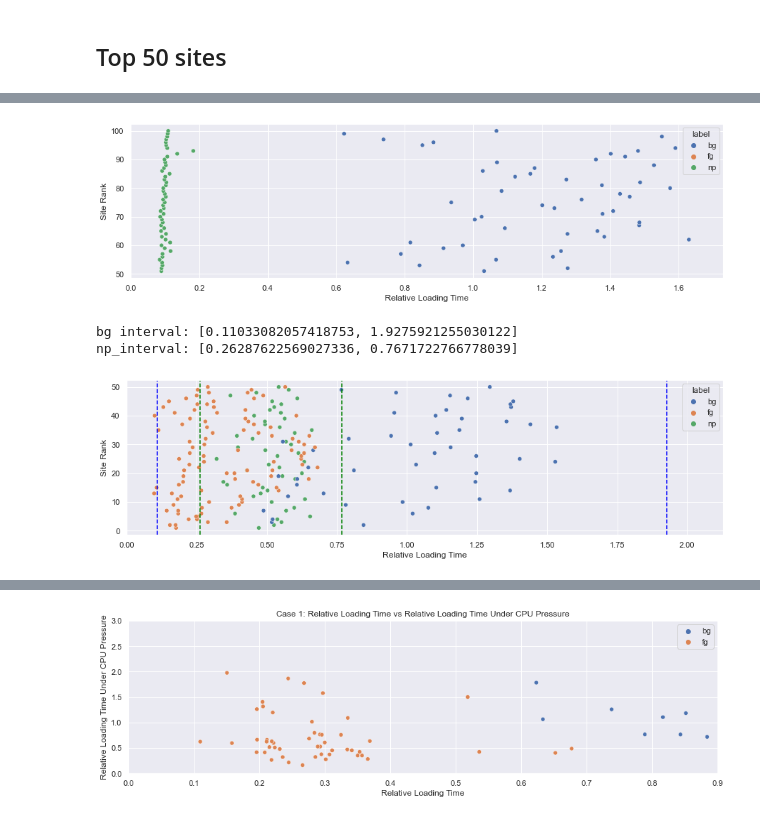
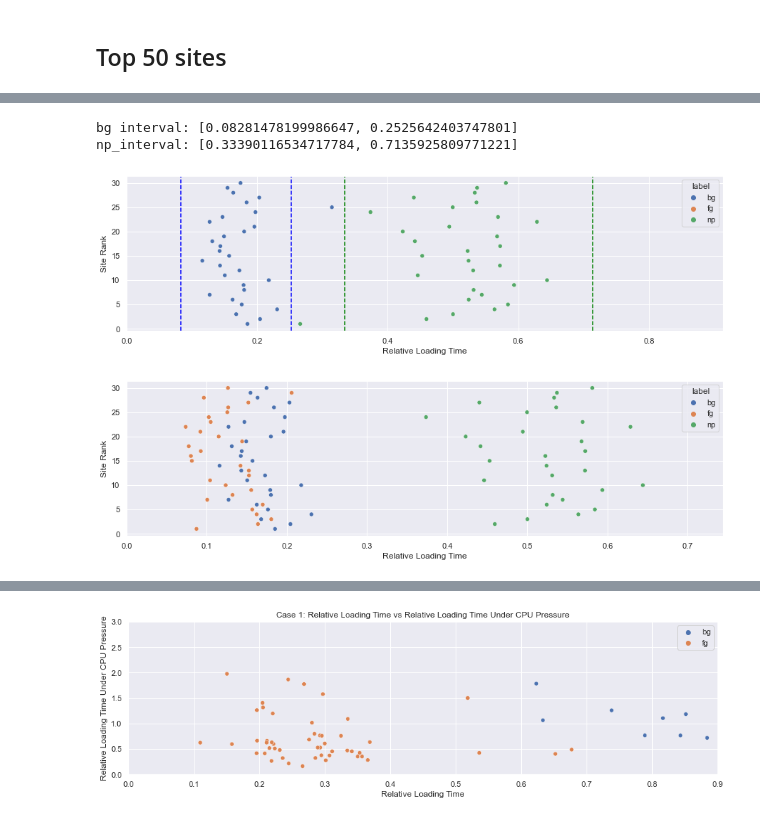
Before and after one commit to haoyt5/browser-security-sv1, a Jupyter notebook: cleaning_graphing_modeling.ipynb, the cells around one changed output, grey strips where cells are left out. Cells and saved outputs as stored; diff of their text form; code cells hidden in the pictures.

Commit message:
get graphs

```diff
--- a/cleaning_graphing_modeling.ipynb
+++ b/cleaning_graphing_modeling.ipynb
@@ -50,19 +59,27 @@ def row_cleanup(df):
 # https://pandas.pydata.org/docs/reference/api/pandas.DataFrame.apply.html
 # https://pandas.pydata.org/docs/reference/api/pandas.DataFrame.astype.html
 def col_cleanup(df):
+#     # drop cols
+#     df = df.drop(columns=[0, 1, 2, 3, 4, 5, 6, 7, 8, 'r_bg', 'r_np'])
+
+#     # convert string 'na' to None
+#     df.loc[df['heavy_load_rtime'] == "na", "heavy_load_rtime"] = None
+#     df.loc[df['html_parsing_time'] == "na", "html_parsing_time"] = None
+
+#     # convert to numeric types
+#     df = df.astype({'rank':'int', 'r_time':'float', 'heavy_load_rtime':'float',
+#                          'html_parsing_time':'float'})
+#     # get rid of negatives
+#     df['html_parsing_time'] = abs(df['html_parsing_time'])
+
     # drop cols
-    df = df.drop(columns=[0, 1, 2, 3, 4, 5, 6, 7, 8, 'r_bg', 'r_np'])
-
-    # convert string 'na' to None
-    df.loc[df['heavy_load_rtime'] == "na", "heavy_load_rtime"] = None
-    df.loc[df['html_parsing_time'] == "na", "html_parsing_time"] = None
-
+    df_drop = df.drop(columns=[0, 1, 2, 3, 4, 5, 6, 7, 'r_bg', 'r_np'])
     # convert to numeric types
-    df = df.astype({'rank':'int', 'r_time':'float', 'heavy_load_rtime':'float',
-                         'html_parsing_time':'float'})
+    df = df_drop.astype({'rank':'float', 'r_time':'float', 'html_parsing_time':'float'})
     # get rid of negatives
     df['html_parsing_time'] = abs(df['html_parsing_time'])
 
+
     return df
 # %%
 # cleans up dataset and returns baseline vals and clean dataframe
@@ -469,4 +475,4 @@ def graph_case2(df, case=2, height=15, width=4, xlim=(0, 0.8), ylim=(-0.0001, 0.
 ## Top 50 sites
 # %%
 # load df
-original_df = load_df('results/all_51to100.csv')
+original_df = load_df('results/fg_np_bg_top50_2.csv')
@@ -511,10 +517,10 @@ df
 # %%
-graph_firstRun(df, ["bg", "np"])
+graph_firstRun(df, ["bg", "np"], delta=True)
 # %% [output]
+bg interval: [0.08281478199986647, 0.2525642403747801]
+np_interval: [0.33390116534717784, 0.7135925809771221]
-[figure, old version]
+[figure, new version]
 # %%
-graph_firstRun(df, delta=True, show_outliers=False)
+graph_firstRun(df, delta=False, show_outliers=False)
 # %% [output]
-bg interval: [0.11033082057418753, 1.9275921255030122]
-np_interval: [0.26287622569027336, 0.7671722766778039]
-[figure, old version]
+[figure, new version]
```
Also changed, not shown: parts of 47 cells of this notebook.
